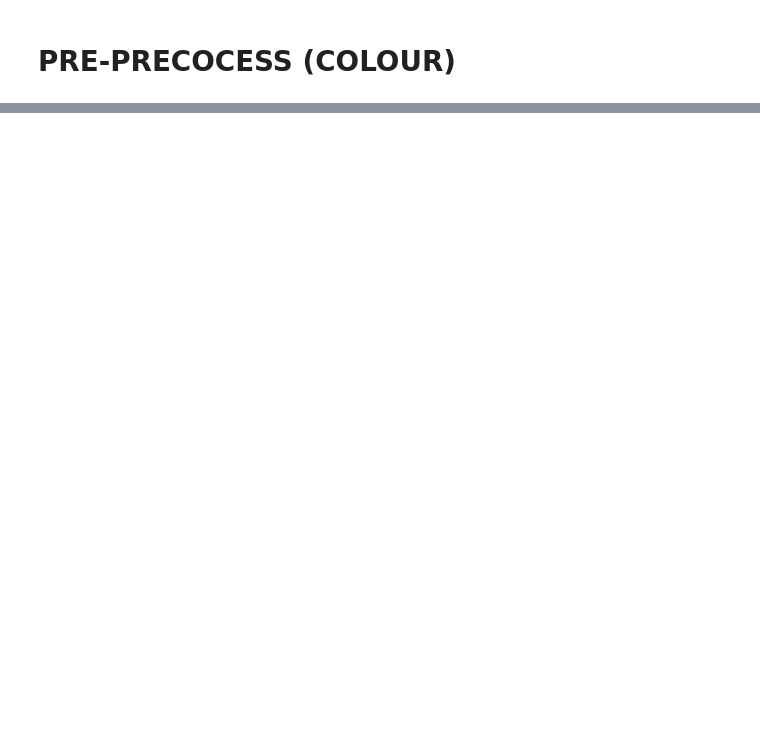
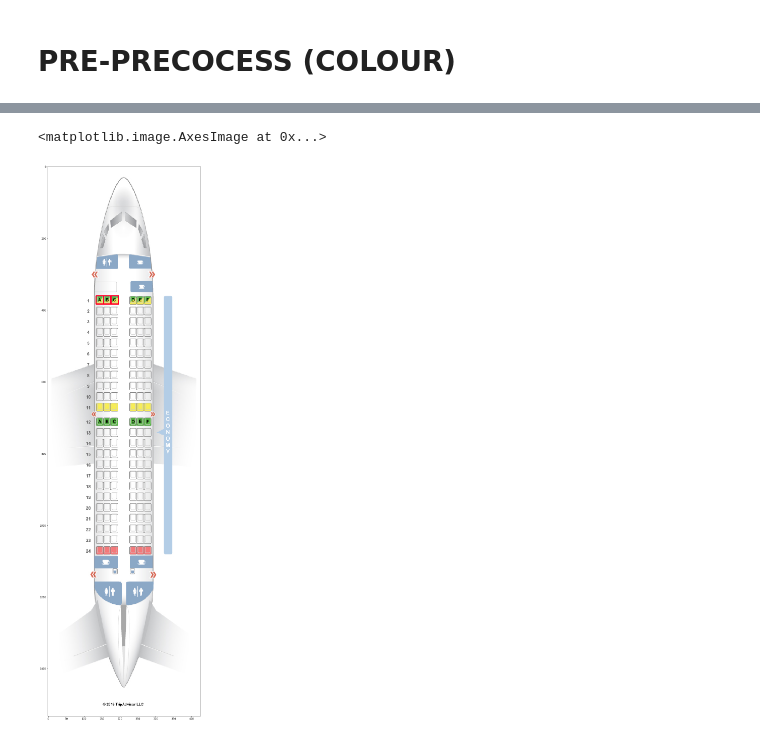
Before and after one commit to vincentnam/ProjetInterpromo2020G8, a Jupyter notebook: William_Azzouza_notebook.ipynb, the cells around one changed output, grey strips where cells are left out. Cells and saved outputs as stored; diff of their text form; code cells hidden in the pictures; blank space fills up the shorter version.

```diff
--- a/William_Azzouza_notebook.ipynb
+++ b/William_Azzouza_notebook.ipynb
@@ -333,0 +402,18 @@ visualisation(img_res)
+# %%
+test_img = plt.imread(data_path + 'LAYOUT_SEATGURU/' + 'Air_Serbia_Boeing_737-300_plane121.jpg')
+
+x, y= 134,360
+w, h = abs(155-x),abs(383-y)
+test_img = cv.rectangle(test_img, (x,y), (x+w, y+h), (255,0, 40), 2)
+x, y = 155,360
+w, h = abs(175-x),abs(383-y)
+test_img = cv.rectangle(test_img, (x,y), (x+w, y+h), (255,0, 40), 2)
+x, y = 175,360
+w, h = abs(196-x),abs(383-y)
+test_img = cv.rectangle(test_img, (x,y), (x+w, y+h), (255,0, 40), 2)
+
+plt.figure(figsize=(20,40))
+plt.imshow(test_img)
+# %% [output]
+<matplotlib.image.AxesImage at 0x...>
+[figure, added]
```
Also changed, not shown: parts of 5 cells of this notebook.
